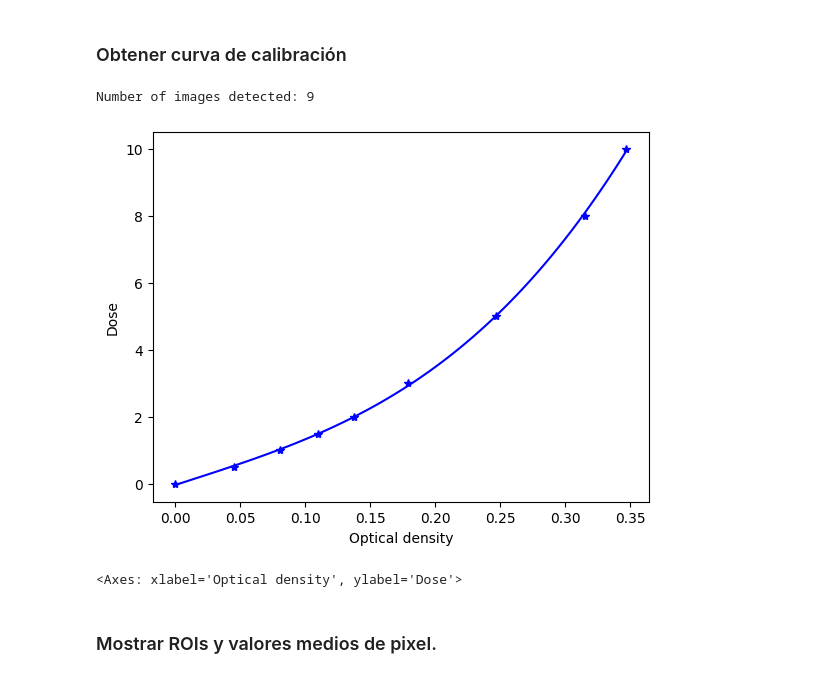
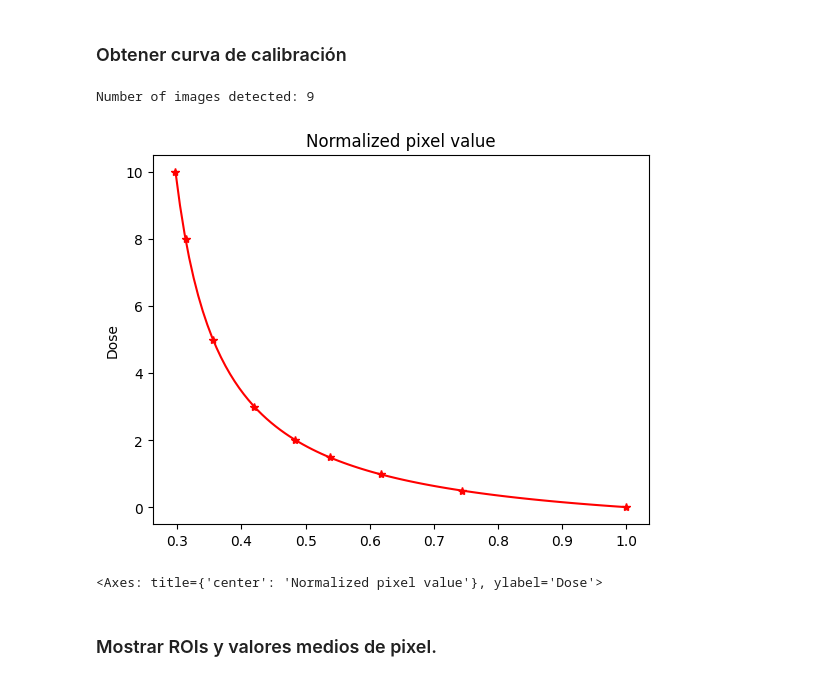
Before and after one commit to LuisOlivaresJ/Dosepy, a Jupyter notebook: src/Dosepy/Film calibration.ipynb, the cells around one changed output. Saved outputs shown, nothing was run; the diff lists cells and outputs as text; code cells hidden in the pictures.

```diff
--- a/src/Dosepy/Film calibration.ipynb
+++ b/src/Dosepy/Film calibration.ipynb
@@ -18,12 +18,12 @@ cal_image = load(file_path, for_calib = True)
 # %% [markdown]
 ### Obtener curva de calibración
 # %%
-cal = cal_image.get_calibration(doses = imparted_doses, channel = "B", roi = (16, 8), func = "P3")
-cal.plot(color = 'blue')
+cal = cal_image.get_calibration(doses = imparted_doses, channel = "R", roi = (16, 8), func = "RF")
+cal.plot(color = 'red')
 # %% [output]
 Number of images detected: 9
-[figure, old version]
+[figure, new version]
-<Axes: xlabel='Optical density', ylabel='Dose'>
+<Axes: title={'center': 'Normalized pixel value'}, ylabel='Dose'>
 # %% [markdown]
 ### Mostrar ROIs y valores medios de pixel.
 # %%
```
Also changed, not shown: parts of 7 cells of this notebook, 2 other files.
